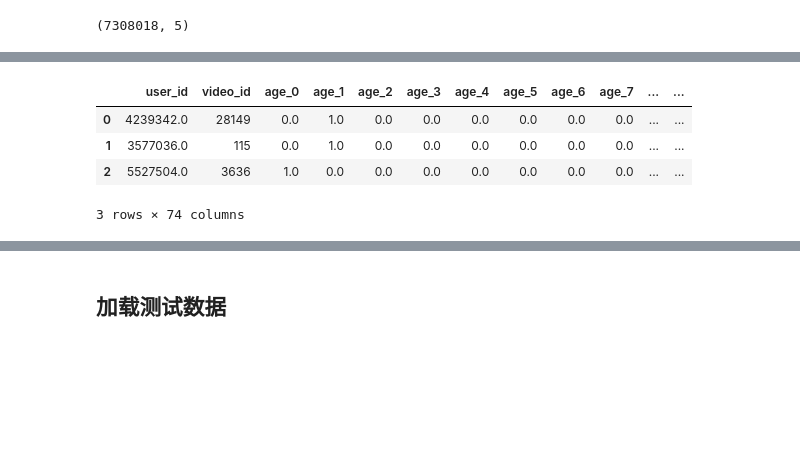
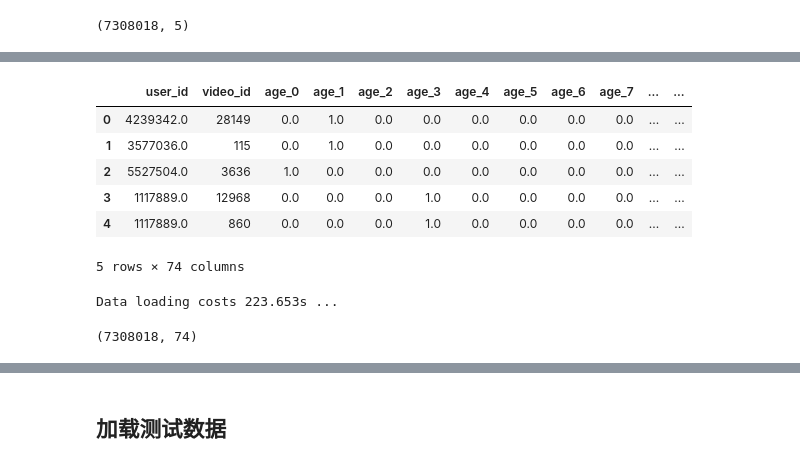
Before and after one commit to GZYZG/2021-digix-recommendation, a Jupyter notebook: Models/models.ipynb, the cells around one changed output, grey strips where cells are left out. Saved outputs shown, nothing was run; the diff lists cells and outputs as text; code cells hidden in the pictures; blank space fills up the shorter version.

```diff
--- a/Models/models.ipynb
+++ b/Models/models.ipynb
@@ -159,14 +186,16 @@ user_video_action = user_df.merge(video_action, how='right', left_on='user_id',
 # %%
 # 删除 video_name 列，调整video_id列的顺序
 user_video_action.drop(['video_name', 'is_watch'], axis=1, inplace=True)
 user_video_action.insert(1, 'video_id', user_video_action.pop('video_id'))
-user_video_action.head(3)
+user_video_action.head()
 # %% [output]
 |  | user_id | video_id | age_0 | age_1 | age_2 | age_3 | age_4 | age_5 | age_6 | age_7 | ... | ... |
 | 0 | 4239342.0 | 28149 | 0.0 | 1.0 | 0.0 | 0.0 | 0.0 | 0.0 | 0.0 | 0.0 | ... | ... |
 | 1 | 3577036.0 | 115 | 0.0 | 1.0 | 0.0 | 0.0 | 0.0 | 0.0 | 0.0 | 0.0 | ... | ... |
 | 2 | 5527504.0 | 3636 | 1.0 | 0.0 | 0.0 | 0.0 | 0.0 | 0.0 | 0.0 | 0.0 | ... | ... |
+| 3 | 1117889.0 | 12968 | 0.0 | 0.0 | 0.0 | 1.0 | 0.0 | 0.0 | 0.0 | 0.0 | ... | ... |
+| 4 | 1117889.0 | 860 | 0.0 | 0.0 | 0.0 | 1.0 | 0.0 | 0.0 | 0.0 | 0.0 | ... | ... |
-3 rows × 74 columns
+5 rows × 74 columns
 # %%
 # 保存数据以便下次直接读取
 np.savez(os.path.join(train_data_dir, "train"), data=user_video_action.values, columns=user_video_action.columns.tolist())
@@ -172,0 +204,8 @@ np.savez(os.path.join(train_data_dir, "train"), data=user_video_action.values, c
+# %%
+t0 = time()
+user_video_action = pd.DataFrame(npz['data'], columns=npz['columns'])
+print(f"Data loading costs {time()-t0:.3f}s ...")
+user_video_action.shape
+# %% [output]
+Data loading costs 223.653s ...
+(7308018, 74)
```
Also changed, not shown: parts of 81 cells of this notebook, 4 other files.
